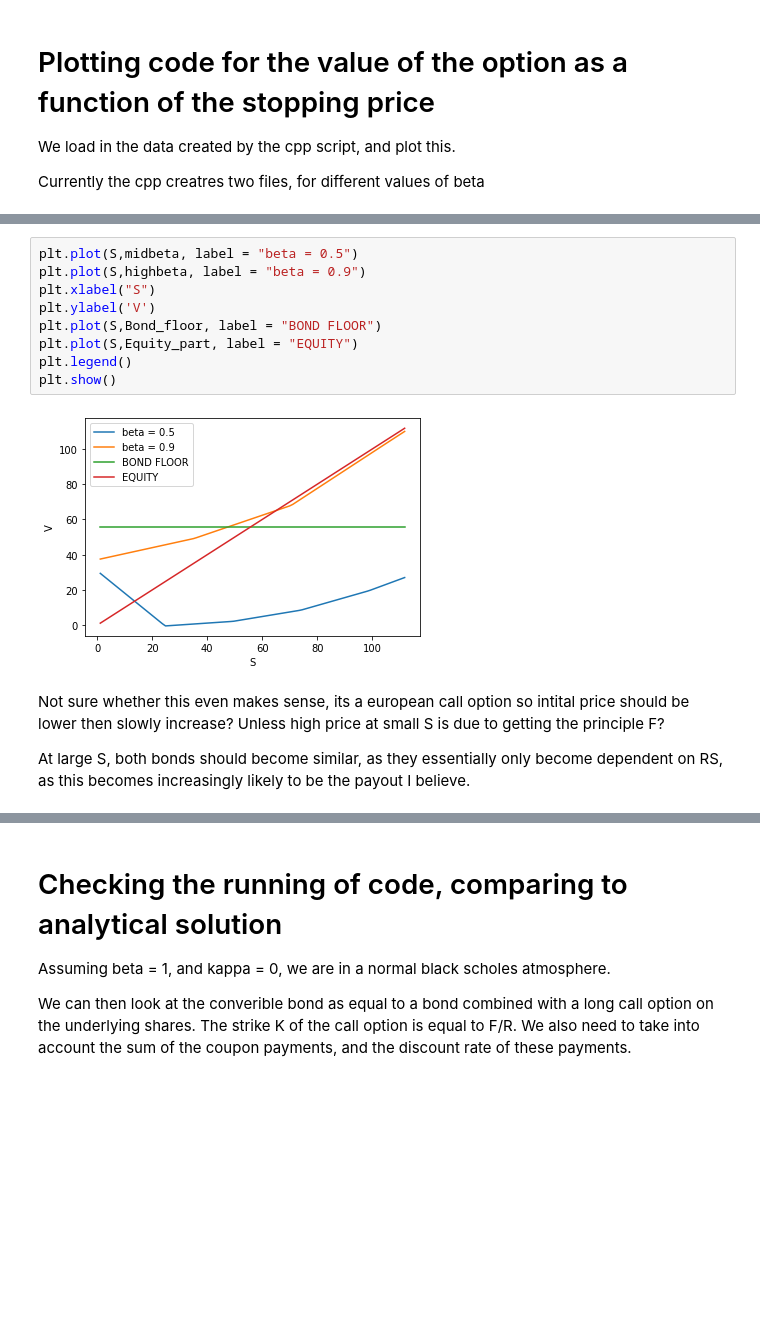
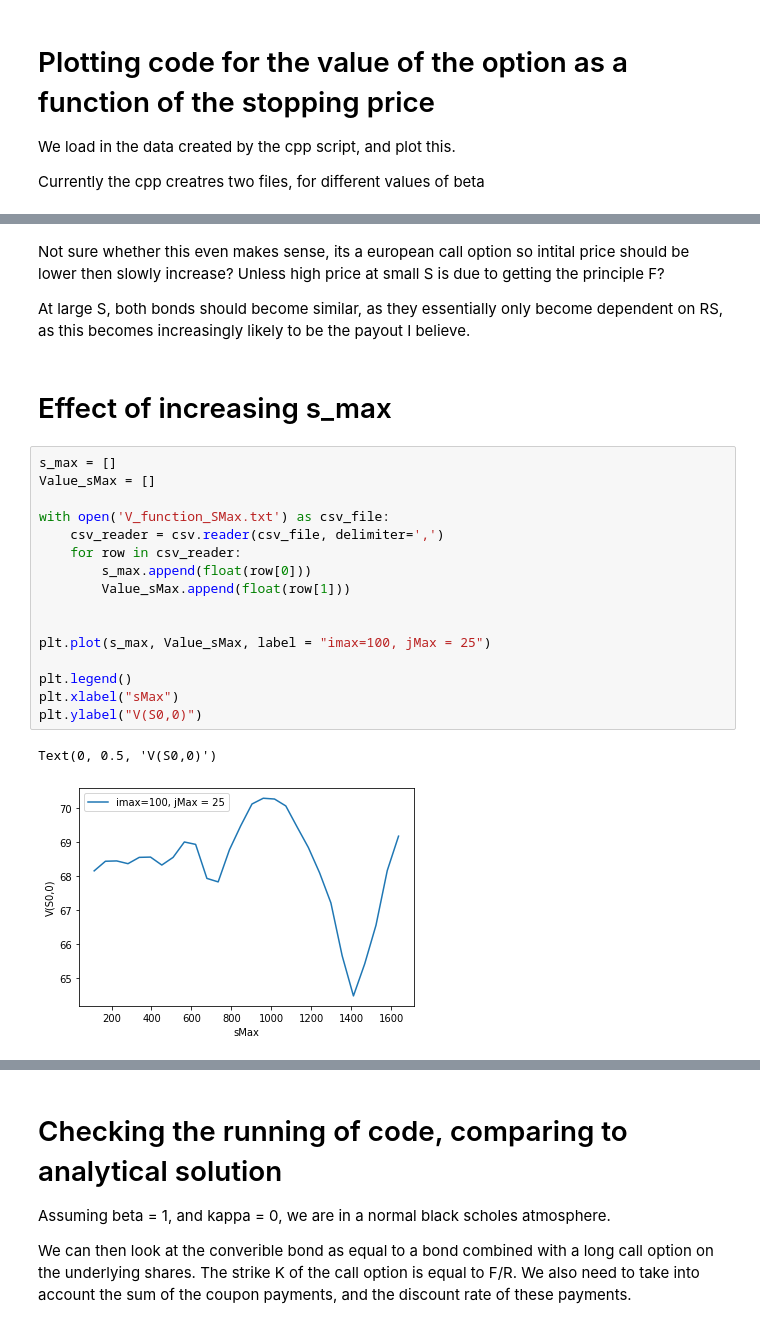
Before and after one commit to krishanj20/CrankNicolson, a Jupyter notebook: CrankNicolson/Value_vs_stock.ipynb, the cells around one changed output, grey strips where cells are left out. Saved outputs shown, nothing was run; the diff lists cells and outputs as text; blank space fills up the shorter version.

```diff
--- a/CrankNicolson/Value_vs_stock.ipynb
+++ b/CrankNicolson/Value_vs_stock.ipynb
@@ -54,15 +56,25 @@ plt.show()
-# %%
-plt.plot(S,midbeta, label = "beta = 0.5")
-plt.plot(S,highbeta, label = "beta = 0.9")
-plt.xlabel("S")
-plt.ylabel('V')
-plt.plot(S,Bond_floor, label = "BOND FLOOR")
-plt.plot(S,Equity_part, label = "EQUITY")
-plt.legend()
-plt.show()
-# %% [output]
-[figure, removed]
 # %% [markdown]
 Not sure whether this even makes sense, its a european call option so intital price should be lower then slowly increase? Unless high price at small S is due to getting the principle F?
 
 At large S, both bonds should become similar, as they essentially only become dependent on RS, as this becomes increasingly likely to be the payout I believe.
+# %% [markdown]
+# Effect of increasing s_max
+# %%
+s_max = []
+Value_sMax = []
+
+with open('V_function_SMax.txt') as csv_file:
+    csv_reader = csv.reader(csv_file, delimiter=',')
+    for row in csv_reader:
+        s_max.append(float(row[0]))
+        Value_sMax.append(float(row[1]))
+
+
+plt.plot(s_max, Value_sMax, label = "imax=100, jMax = 25")
+
+plt.legend()
+plt.xlabel("sMax")
+plt.ylabel("V(S0,0)")
+# %% [output]
+Text(0, 0.5, 'V(S0,0)')
+[figure, added]
```
Also changed, not shown: parts of 7 cells of this notebook, 7 other files.
